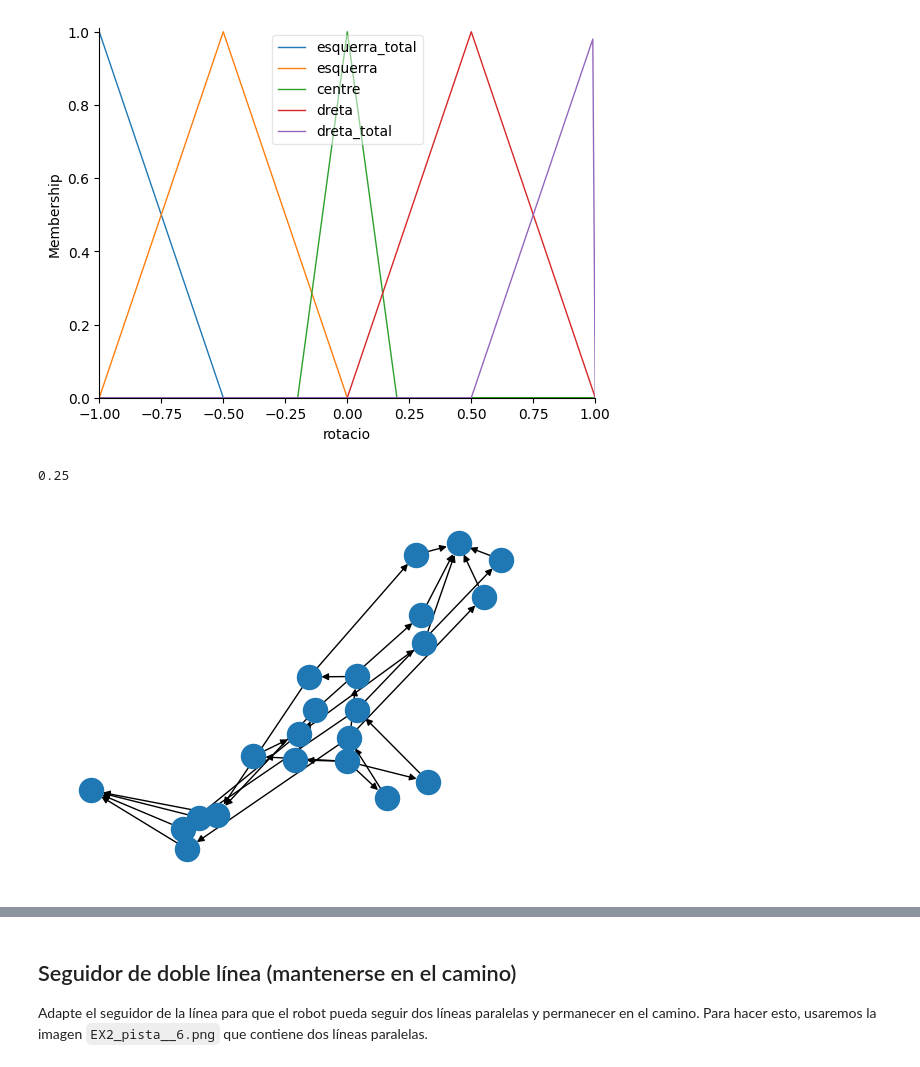
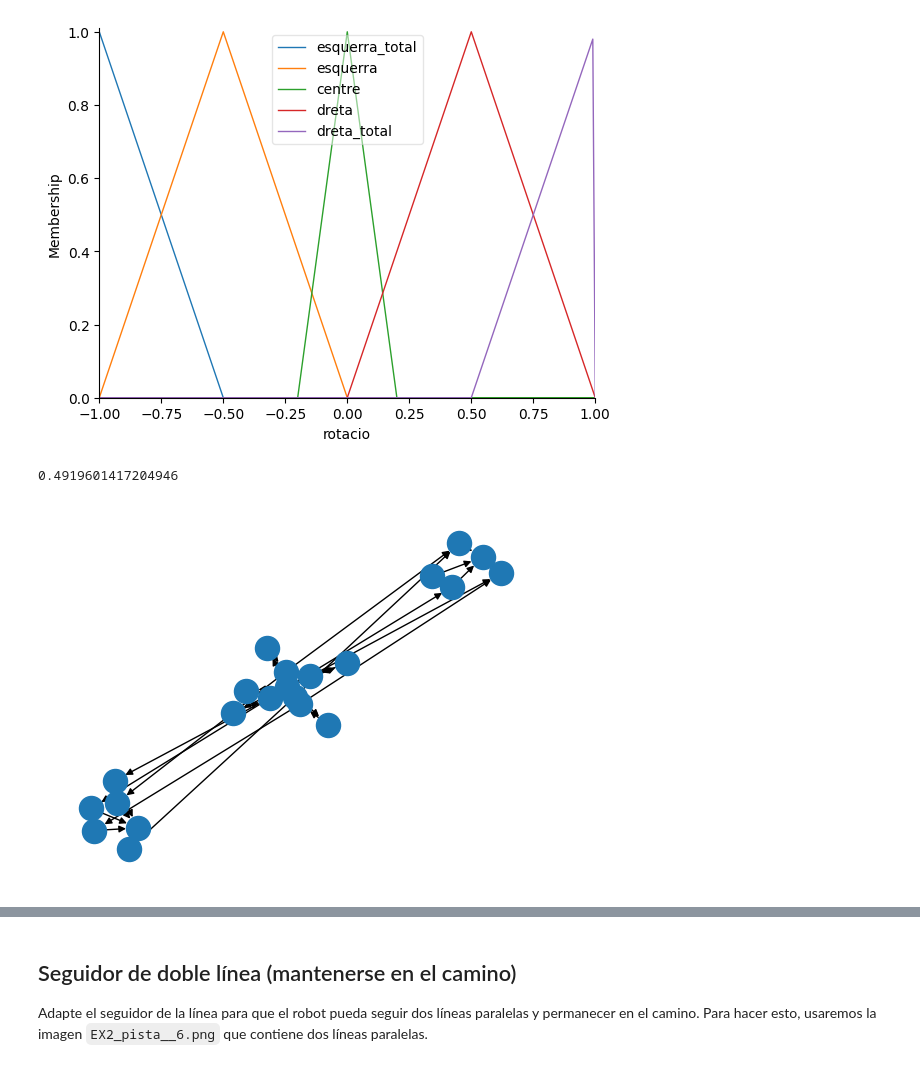
Before and after one commit to Guille63/MIA-IABD-2425, a Jupyter notebook: UD04/notebooks/EX3.-navegant_camera_fuzzy_ES.ipynb, the cells around one changed output, grey strips where cells are left out. Saved outputs shown, nothing was run; the diff lists cells and outputs as text; code cells hidden in the pictures.

```diff
--- a/UD04/notebooks/EX3.-navegant_camera_fuzzy_ES.ipynb
+++ b/UD04/notebooks/EX3.-navegant_camera_fuzzy_ES.ipynb
@@ -124,27 +121,27 @@ rotacio.view()
 # %%
 # Definimos las reglas
 regla1 = ctrl.Rule(error['molt_negatiu'], (velocitat['molt_baixa'], rotacio['esquerra_total']))
 regla2 = ctrl.Rule(error['negatiu'], (velocitat['baixa'], rotacio['esquerra']))
 regla3 = ctrl.Rule(error['zero'], (velocitat['alta'], rotacio['centre']))
 regla4 = ctrl.Rule(error['positiu'], (velocitat['baixa'], rotacio['dreta']))
 regla5 = ctrl.Rule(error['molt_positiu'], (velocitat['molt_baixa'], rotacio['dreta_total']))
 
 # Crear el sistema de control difuso
 
 # Definimos el sistema de control
 control = ctrl.ControlSystem([regla1, regla2, regla3, regla4, regla5])
 # Simulamos el sistema de control
 simulacion = ctrl.ControlSystemSimulation(control)
 
-simulacion.input['error'] = 30
+simulacion.input['error'] = 29
 simulacion.compute()
-print(simulacion.output['velocitat'])
-# print(simulacion.output['rotacio'])
+# print(simulacion.output['velocitat'])
+print(simulacion.output['rotacio'])
 
 control.view()
 # %% [output]
-0.25
+0.4919601417204946
-[figure, old version]
+[figure, new version]
 # %%
 
 def controlador_cam(robot):
```
Also changed, not shown: parts of 6 cells of this notebook.
